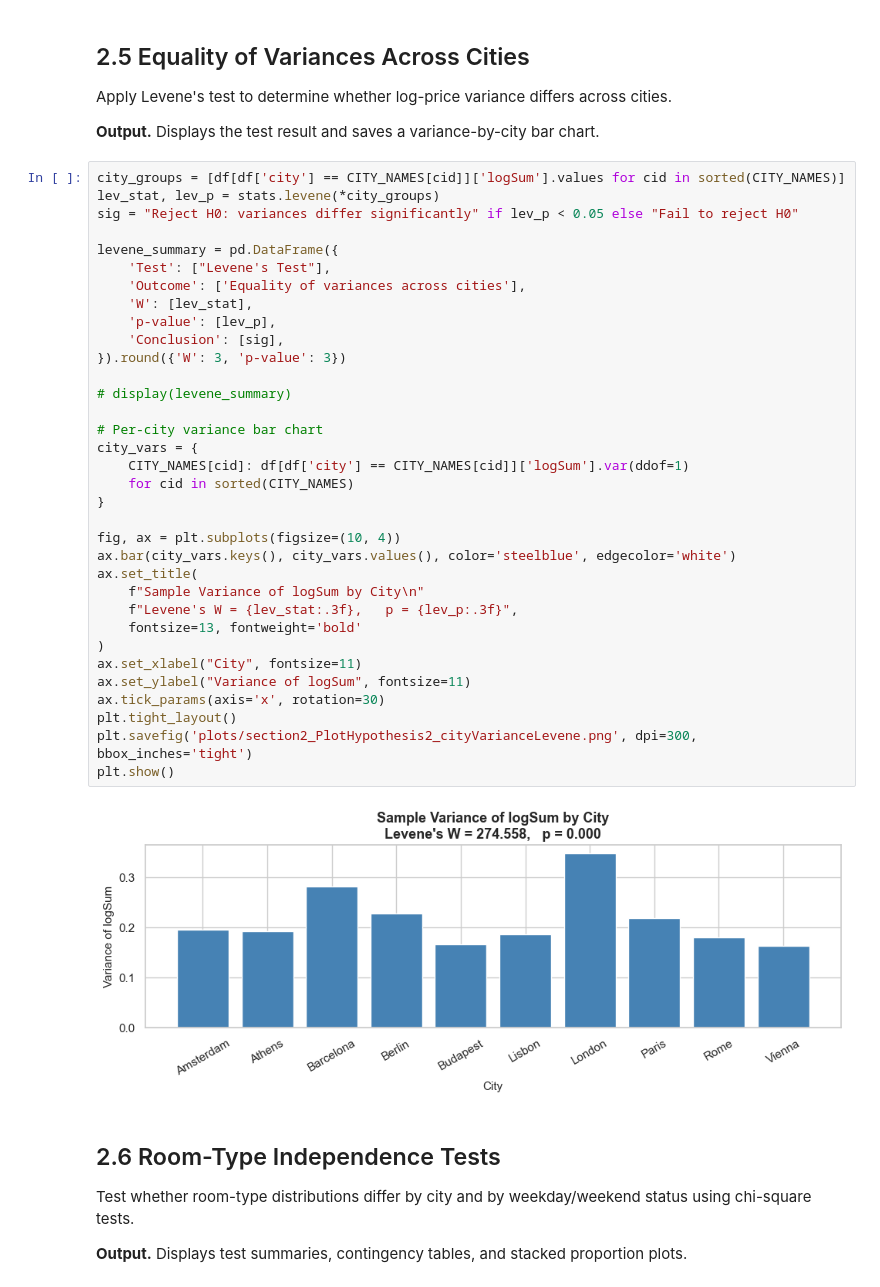
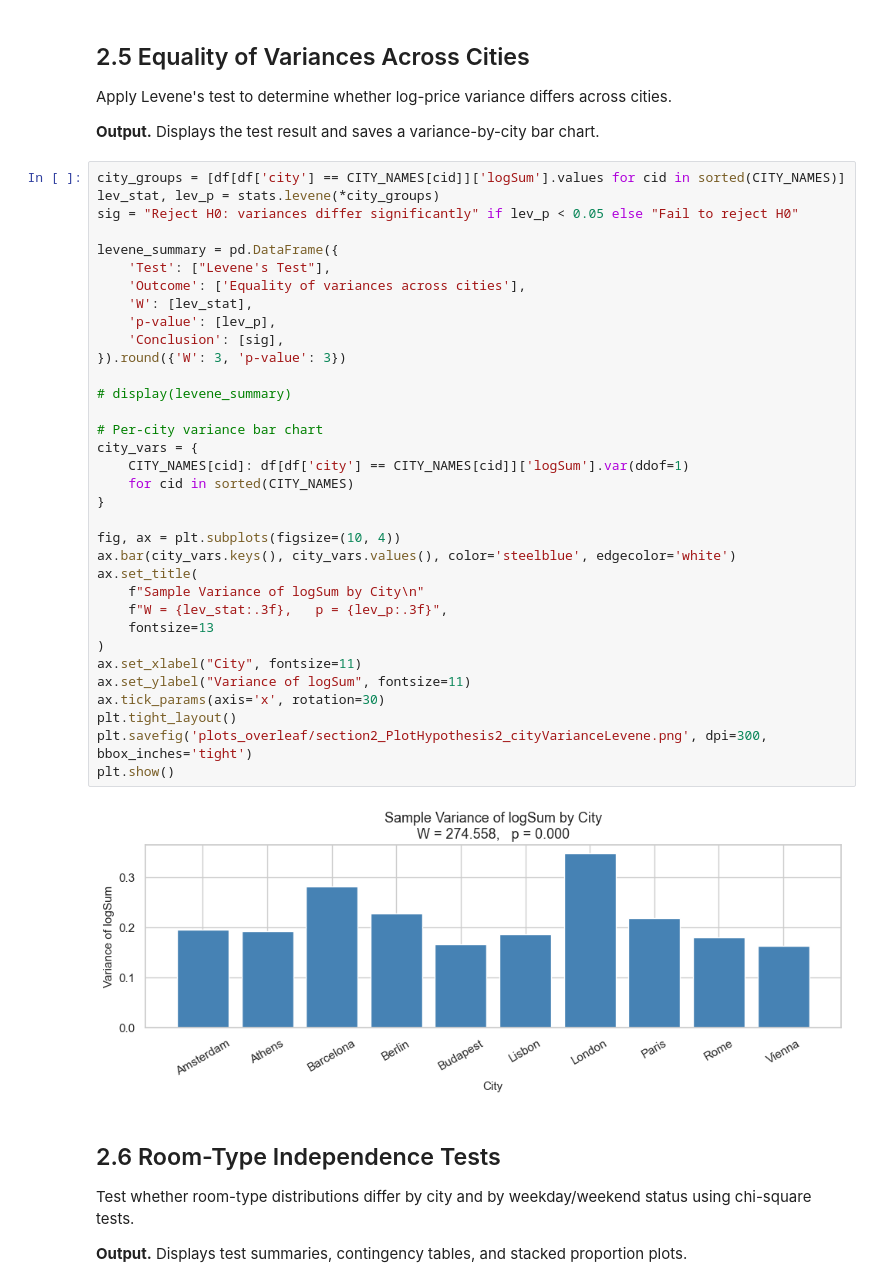
Before and after one commit to ShenghaoXue/MATH-189-Project-SP26, a Jupyter notebook: section2_hypothesis_testing.ipynb, the cells around one changed output. Cells and saved outputs as stored; diff of their text form.

```diff
--- a/section2_hypothesis_testing.ipynb
+++ b/section2_hypothesis_testing.ipynb
@@ -196,37 +185,37 @@ city_groups = [df[df['city'] == CITY_NAMES[cid]]['logSum'].values for cid in sor
 lev_stat, lev_p = stats.levene(*city_groups)
 sig = "Reject H0: variances differ significantly" if lev_p < 0.05 else "Fail to reject H0"
 
 levene_summary = pd.DataFrame({
     'Test': ["Levene's Test"],
     'Outcome': ['Equality of variances across cities'],
     'W': [lev_stat],
     'p-value': [lev_p],
     'Conclusion': [sig],
 }).round({'W': 3, 'p-value': 3})
 
 # display(levene_summary)
 
 # Per-city variance bar chart
 city_vars = {
     CITY_NAMES[cid]: df[df['city'] == CITY_NAMES[cid]]['logSum'].var(ddof=1)
     for cid in sorted(CITY_NAMES)
 }
 
 fig, ax = plt.subplots(figsize=(10, 4))
 ax.bar(city_vars.keys(), city_vars.values(), color='steelblue', edgecolor='white')
 ax.set_title(
     f"Sample Variance of logSum by City\n"
-    f"Levene's W = {lev_stat:.3f},   p = {lev_p:.3f}",
-    fontsize=13, fontweight='bold'
+    f"W = {lev_stat:.3f},   p = {lev_p:.3f}",
+    fontsize=13
 )
 ax.set_xlabel("City", fontsize=11)
 ax.set_ylabel("Variance of logSum", fontsize=11)
 ax.tick_params(axis='x', rotation=30)
 plt.tight_layout()
-plt.savefig('plots/section2_PlotHypothesis2_cityVarianceLevene.png', dpi=300, bbox_inches='tight')
+plt.savefig('plots_overleaf/section2_PlotHypothesis2_cityVarianceLevene.png', dpi=300, bbox_inches='tight')
 plt.show()
 # %% [output]
-[figure, old version]
+[figure, new version]
 # %% [markdown]
 ## 2.6 Room-Type Independence Tests
 Test whether room-type distributions differ by city and by weekday/weekend status using chi-square tests.
```
Also changed, not shown: parts of 5 cells of this notebook, 54 other files.
